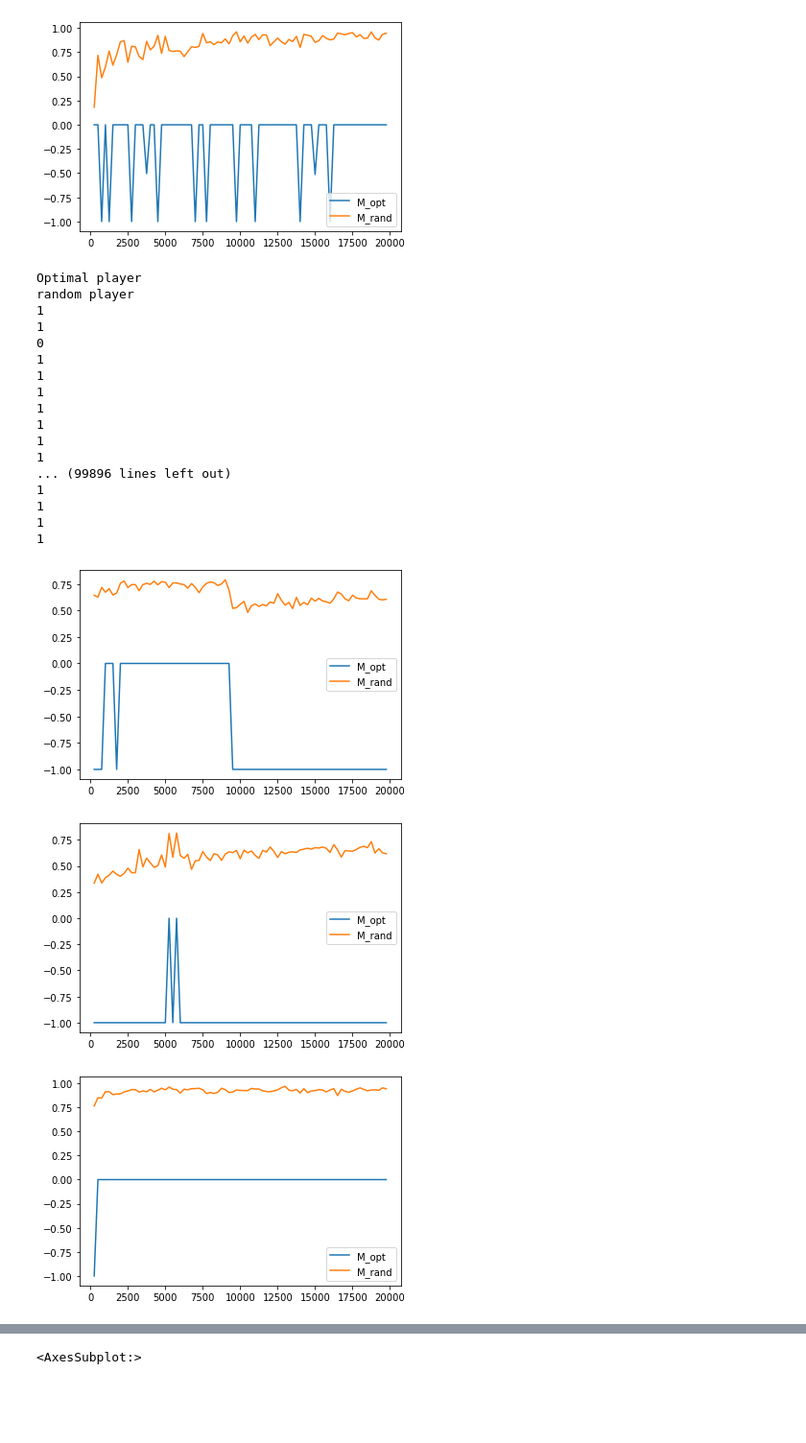
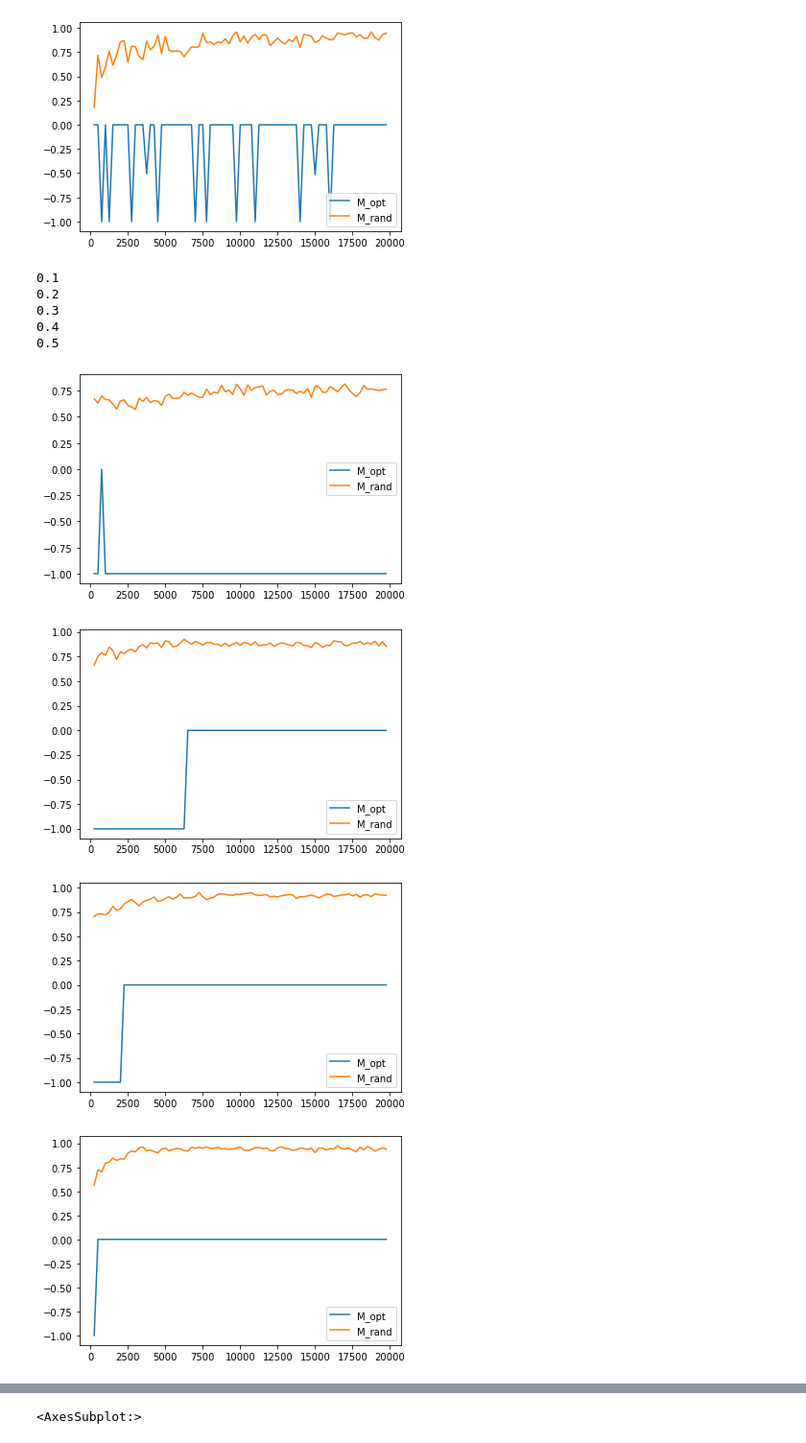
Before and after one commit to giuliamesc/tic_tac_toe, a Jupyter notebook: main.ipynb, the cells around one changed output, grey strips where cells are left out. Shown: that part at 96% size. Drawn from its saved outputs; the diff is of its cells as text; code cells hidden in the pictures; blank space fills up the shorter version.

```diff
--- a/main.ipynb
+++ b/main.ipynb
@@ -126,10 +126,24 @@ class QPlayer:
             return self.select_random_action(grid)
 
     def set_epsilon(self, epsilon):
+        """
+        Functions that sets the exploration level.
+        INPUTS:
+        - epsilon: exploration level
+        """
         self.epsilon = epsilon
 # %%
 class QLearning:
+    "Class for learning from experts"
     def __init__(self, epsilon1, epsilon2, alpha = 0.05, gamma = 0.99):
+        """
+        Initializer
+        INPUTS:
+        - epsilon1: exploration level of q_player
+        - epsilon2: exploration level of opponent
+        - alpha: learning rate
+        - gamma: discount factor
+        """
         self.q_player = QPlayer(epsilon1, alpha, gamma)
         self.opponent = OptimalPlayer(epsilon2)
         self.env = TictactoeEnv()
@@ -402,9 +416,7 @@ class SelfQLearning:
         while ntt < n_tot_train:
             self.play_n_games(n_train, epsilon, ntt, False)
             if ntt!=0 and ntt%n_train == 0 :
-                print("Optimal player")
                 M_opt_vec.append(self.test(n_test,0))
-                print("random player")
                 M_rand_vec.append(self.test(n_test,1))
             ntt += 250
 
@@ -413,9 +425,12 @@ class SelfQLearning:
     def test(self,n_test,epsilon):
         M = 0
         for i in range(n_test):
-            if self.game(0, eps_opponent_test = epsilon, flag = 'test') != -1 and self.game(0, eps_opponent_test = epsilon, flag = 'test') != 0 :
-                print(self.game(0, eps_opponent_test = epsilon, flag = 'test'))
-            M += self.game(0, eps_opponent_test = epsilon, flag = 'test')
+            new_val = self.game(0, eps_opponent_test = epsilon, flag = 'test')
+            if epsilon == 0 and new_val > 0. :
+                print(self.q_player1.player_name)
+                self.env.observe()
+                #print('Error:', new_val)
+            M += new_val
         return M/n_test
 
 
@@ -437,34 +452,24 @@ class SelfQLearning:
 # %%
 ## Question 5
 np.random.seed(2022)
-eps_vector = [0.1,0.2,0.3]
+eps_vector = [0.1,0.2,0.3,0.4,0.5]
 rew_epsilon = []
 
 for epsilon in eps_vector:
+    print(epsilon)
     game = SelfQLearning(epsilon)
     M_opt_vec, M_rand_vec = game.play_train_test(epsilon*np.ones(20000), n_train = 250, n_tot_train = 20000, n_test = 500)
     plt.figure()
     plt.plot(np.arange(1,len(M_opt_vec)+1)*250, M_opt_vec, label = 'M_opt')
     plt.plot(np.arange(1,len(M_rand_vec)+1)*250, M_rand_vec, label = 'M_rand')
     plt.legend()
 # %% [output]
-Optimal player
-random player
-1
-1
-0
-1
-1
-1
-1
-1
-1
-1
-... (99896 lines left out)
-1
-1
-1
-1
+0.1
+0.2
+0.3
+0.4
+0.5
-[figure, old version]
+[figure, new version]
-[figure, old version]
+[figure, new version]
-[figure, old version]
+[figure, new version]
+[figure, added]
```
Also changed, not shown: parts of 1 cell of this notebook.
